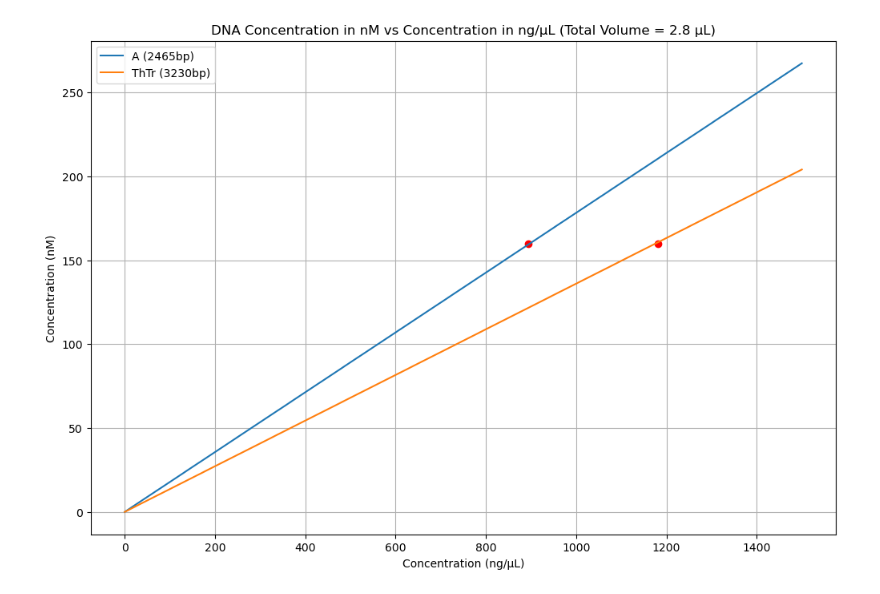
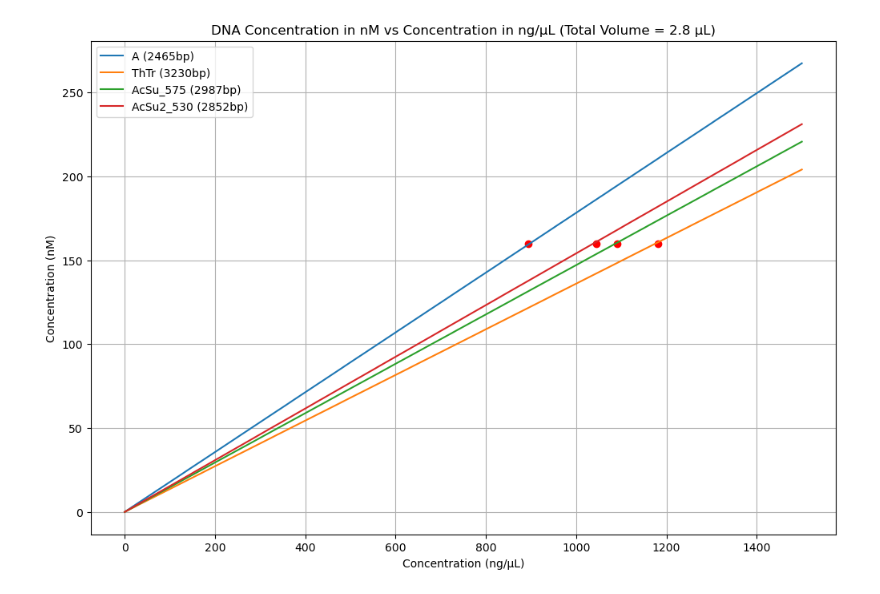
Before and after one commit to dalarios/activedrops, a Jupyter notebook: code/exploratory/dna_concentration.ipynb, the cells around one changed output. Cells and saved outputs as stored; diff of their text form; code cells hidden in the pictures.

```diff
--- a/code/exploratory/dna_concentration.ipynb
+++ b/code/exploratory/dna_concentration.ipynb
@@ -56,33 +56,33 @@ def plot_dna_concentration_with_marker(constructs, marker_nM=50, total_volume=7)
     plt.title(f'DNA Concentration in nM vs Concentration in ng/µL (Total Volume = {total_volume} µL)')
     plt.legend()
     plt.grid(True)
     plt.show()
 
     # Create and display the table
     df = pd.DataFrame(table_data, columns=["Construct", "Concentration (ng/µL)"])
     print(df)
 
 # Example usage
 constructs = {
     'A': 2465,
     # 'B': 2459,
     # 'C': 2471,
     # 'D': 2459,
     # 'E': 3056,
     # 'F': 3044,
     # 'G': 3056,
     # 'H': 3044,
     'ThTr': 3230,
     # 'DiPu_513': 2801,
     # 'BleSto_572': 2987,
     # 'Kif5a_500': 2765,
     # 'AdPa_408': 2212,
     # 'HeAl_513': 2801,
     # 'NaGr_392': 2438,
     # 'TiLa_514': 2801,
-    # 'AcSu_575': 2987,
-    # 'AcSu2_530': 2852
+    'AcSu_575': 2987,
+    'AcSu2_530': 2852
 }
 plot_dna_concentration_with_marker(constructs, marker_nM=160, total_volume=2.8)  # You can change the marker_nM and total volume here
 # %% [output]
-[figure, old version]
+[figure, new version]
```
Also changed, not shown: parts of 1 cell of this notebook, 3 other files.
